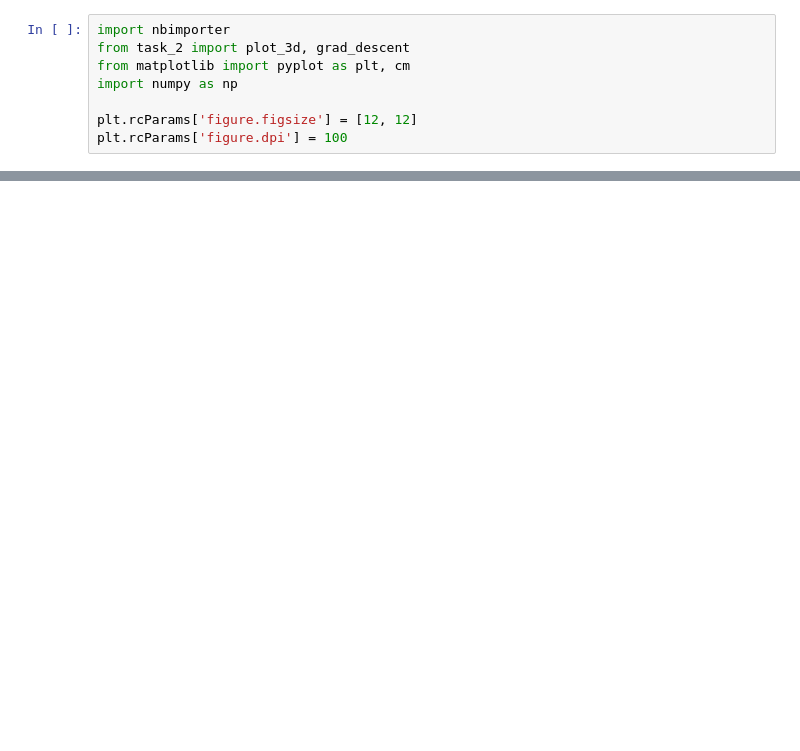
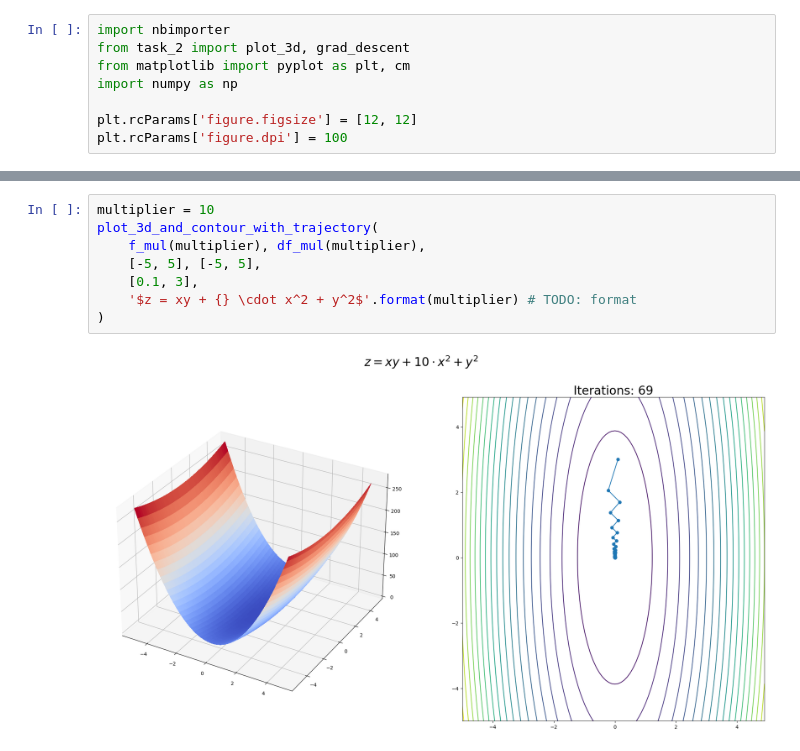
Before and after one commit to ars860/MO, a Jupyter notebook: task_3.ipynb, the cells around one changed output, grey strips where cells are left out. Drawn from its saved outputs; the diff is of its cells as text; blank space fills up the shorter version.

```diff
--- a/task_3.ipynb
+++ b/task_3.ipynb
@@ -43,0 +93,10 @@ plt.show()
+# %%
+multiplier = 10
+plot_3d_and_contour_with_trajectory(
+    f_mul(multiplier), df_mul(multiplier),
+    [-5, 5], [-5, 5],
+    [0.1, 3],
+    '$z = xy + {} \cdot x^2 + y^2$'.format(multiplier) # TODO: format
+)
+# %% [output]
+[figure, added]
```
Also changed, not shown: parts of 6 cells of this notebook, 1 other file.
